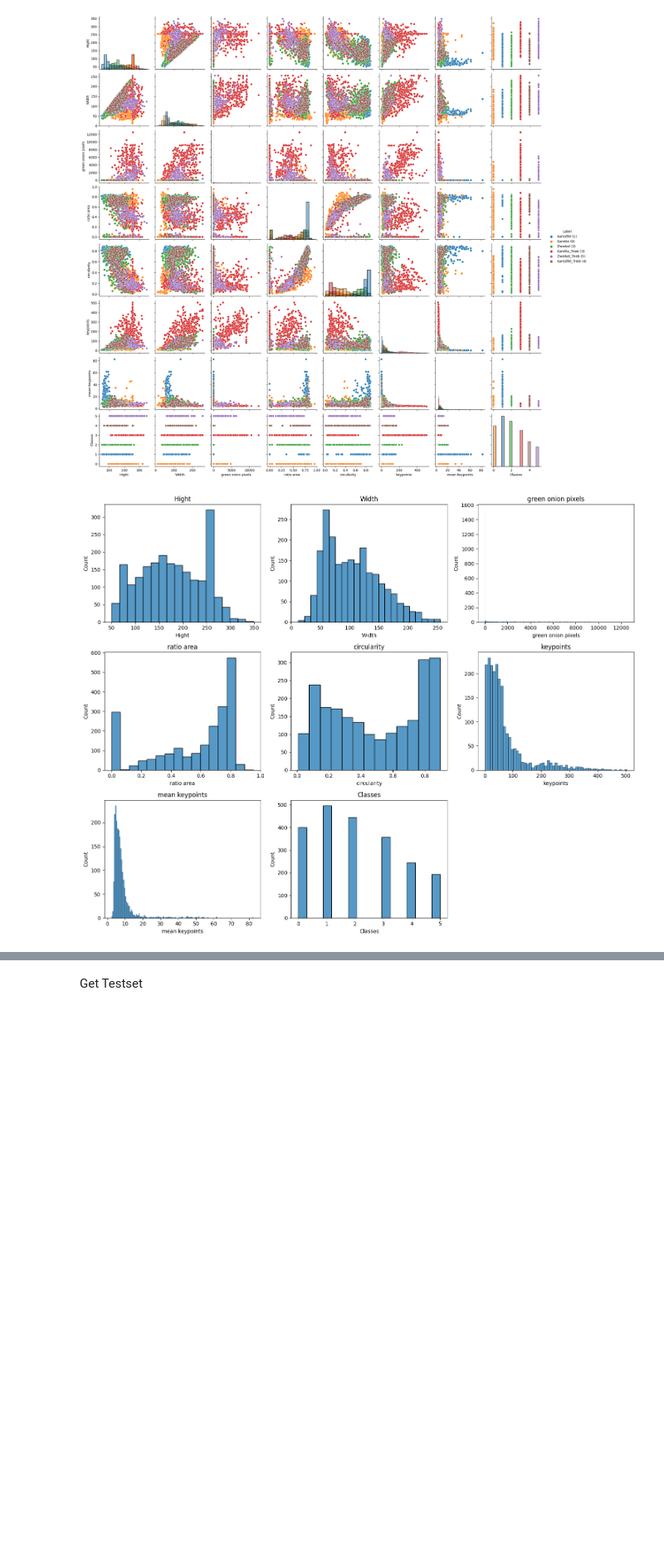
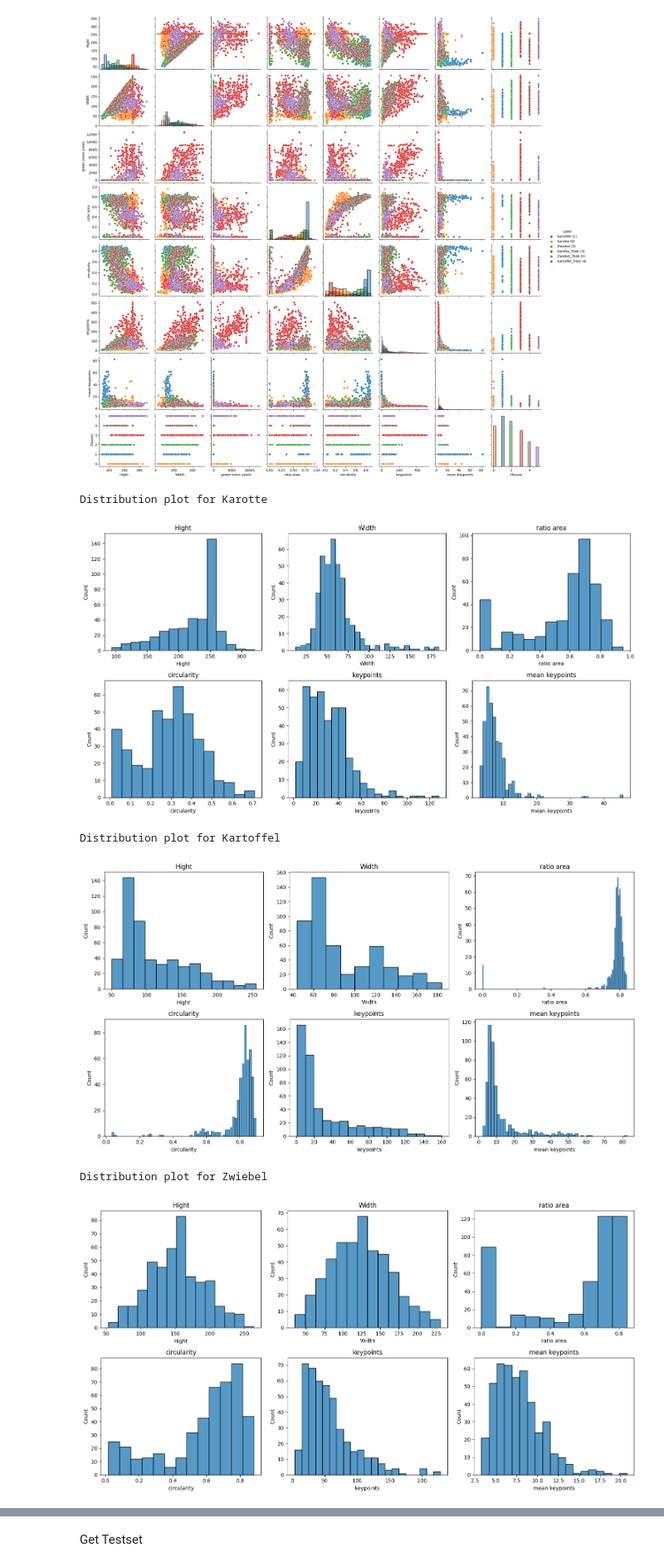
Before and after one commit to leons1396/AI_project, a Jupyter notebook: Delivery/presentation/vegi_classification.ipynb, the cells around one changed output, grey strips where cells are left out. Shown at 83% size. Cells and saved outputs as stored; diff of their text form; code cells hidden in the pictures; blank space fills up the shorter version.

```diff
--- a/Delivery/presentation/vegi_classification.ipynb
+++ b/Delivery/presentation/vegi_classification.ipynb
@@ -167,15 +237,30 @@ feature_plot = sns.pairplot(vegis_train_for_scatter_plot_2, diag_kind='hist', hu
 # %% [output]
 [figure]
 # %%
-cols = vegis_train_for_scatter_plot_2.columns
-fig, axes = plt.subplots(3, 3, figsize=(15, 12))
-axes = axes.flatten()
-for i, col in enumerate(cols):
-    sns.histplot(vegis_train_for_scatter_plot_2[col], ax=axes[i], kde=False)
-    axes[i].set_title(col)
+vegis_train_dist_plot = vegis_train_for_scatter_plot.copy()
+vegis_train_dist_plot.drop(columns=["green onion pixels"], inplace=True)
+vegis_for_plot = ["Karotte", "Kartoffel", "Zwiebel"]
+vegis_train_dist_plot.head(2)
 
-fig.delaxes(axes[8])
-plt.tight_layout()
-plt.show()
+for vegi in vegis_for_plot:
+    v_df =  vegis_train_dist_plot.loc[vegis_train_dist_plot["Label"] == vegi]
+    v_df_without_label = v_df.drop(columns=["Label"])
+    print(f"Distribution plot for {vegi}")
+    cols = v_df_without_label.columns
+    fig, axes = plt.subplots(2, 3, figsize=(15, 8))
+    axes = axes.flatten()
+    for i, col in enumerate(cols):
+        sns.histplot(v_df_without_label[col], ax=axes[i], kde=False)
+        axes[i].set_title(col)
+
+    #fig.delaxes(axes[8])
+    plt.tight_layout()
+    plt.show()
+    print("\n\n")
 # %% [output]
+Distribution plot for Karotte
-[figure, old version]
+[figure, new version]
+Distribution plot for Kartoffel
+[figure, added]
+Distribution plot for Zwiebel
+[figure, added]
```
Also changed, not shown: parts of 11 cells of this notebook, 1 other file.
